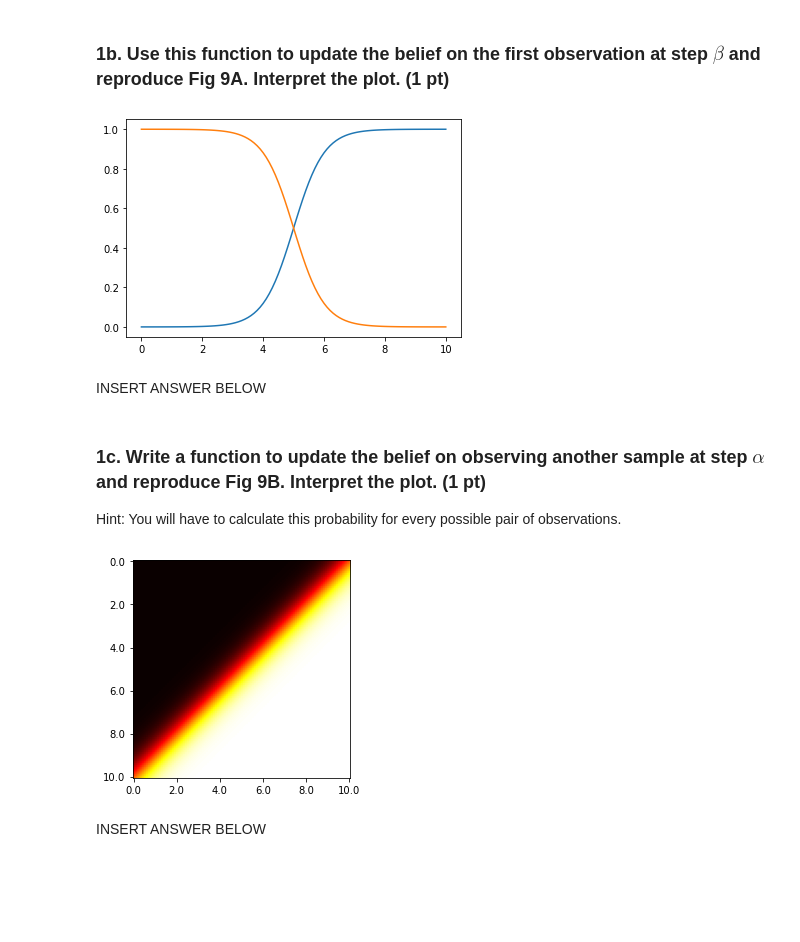
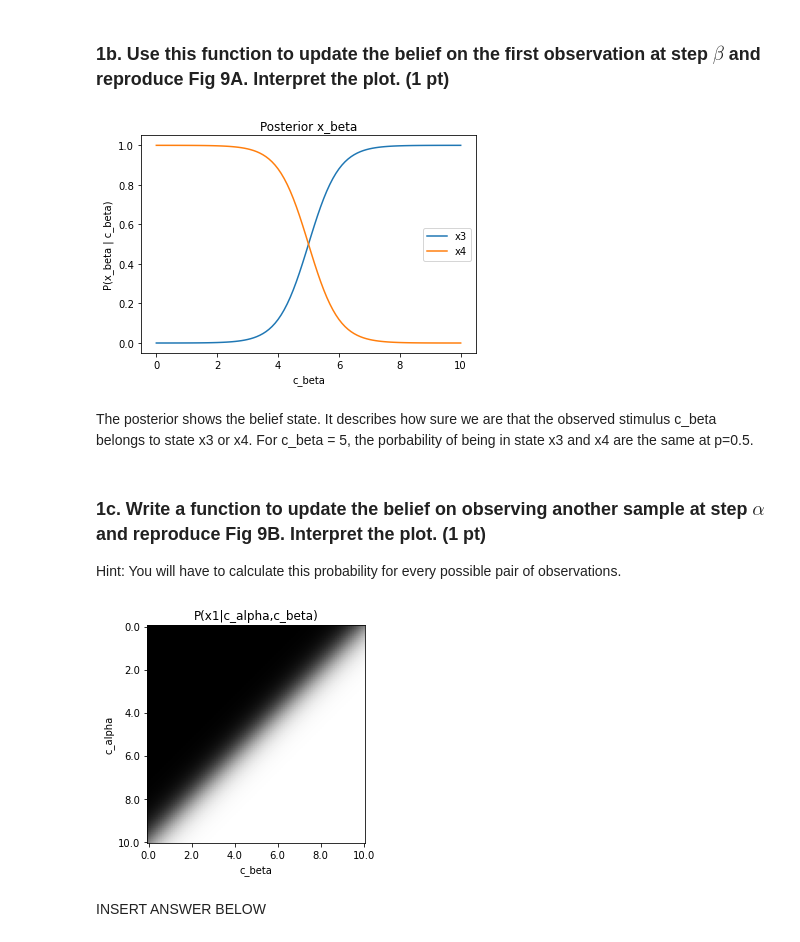
Before and after one commit to lolotta/Neural_Modeling, a Jupyter notebook: HW4/two_stage_FIRSTNAME_LASTNAME.ipynb, the cells around one changed output. Drawn from its saved outputs; the diff is of its cells as text; code cells hidden in the pictures; blank space fills up the shorter version.

```diff
--- a/HW4/two_stage_FIRSTNAME_LASTNAME.ipynb
+++ b/HW4/two_stage_FIRSTNAME_LASTNAME.ipynb
@@ -43,16 +41,21 @@ def belief_state(c=0):
 # %%
 # INSERT CODE BELOW
 cs = np.linspace(0,10,101)
 
 beliefs = np.zeros(shape=(101,2))
 for c in range(cs.shape[0]):
     beliefs[c,:] = belief_state(cs[c])
-plt.plot(cs, beliefs[:,0])
-plt.plot(cs, beliefs[:,1]);
+plt.plot(cs, beliefs[:,0], label = "x3")
+plt.plot(cs, beliefs[:,1], label="x4");
+plt.xlabel("c_beta")
+plt.ylabel("P(x_beta | c_beta)")
+plt.title("Posterior x_beta")
+plt.legend()
+plt.show()
 # %% [output]
-[figure, old version]
+[figure, new version]
-# %% [markdown]
-INSERT ANSWER BELOW
+# %% [markdown]
+The posterior shows the belief state. It describes how sure we are that the observed stimulus c_beta belongs to state x3 or x4. For c_beta = 5, the porbability of being in state x3 and x4 are the same at p=0.5.
 # %% [markdown]
 ### 1c. Write a function to update the belief on observing another sample at step $\alpha$ and reproduce Fig 9B.  Interpret the plot. (1 pt)
 Hint: You will have to calculate this probability for every possible pair of observations.
@@ -79,13 +82,16 @@ for c_beta in range(cs.shape[0]):
     for c_alpha in range(cs.shape[0]):
         beliefs[c_beta,c_alpha] = update_belief_state_alpha(c_alpha=cs[c_alpha], c_beta=cs[c_beta])
 # %%
-plt.imshow(beliefs, cmap='hot')
+plt.imshow(beliefs, cmap='gray')
 ticks = np.linspace(0,10,6)
 plt.xticks(ticks*(n//10), ticks)
 plt.yticks(ticks*(n//10), ticks)
+plt.xlabel("c_beta")
+plt.ylabel("c_alpha")
+plt.title("P(x1|c_alpha,c_beta)")
 plt.show()
 # %% [output]
-[figure, old version]
+[figure, new version]
 # %% [markdown]
 INSERT ANSWER BELOW
 # %% [markdown]
```
Also changed, not shown: parts of 13 cells of this notebook.
